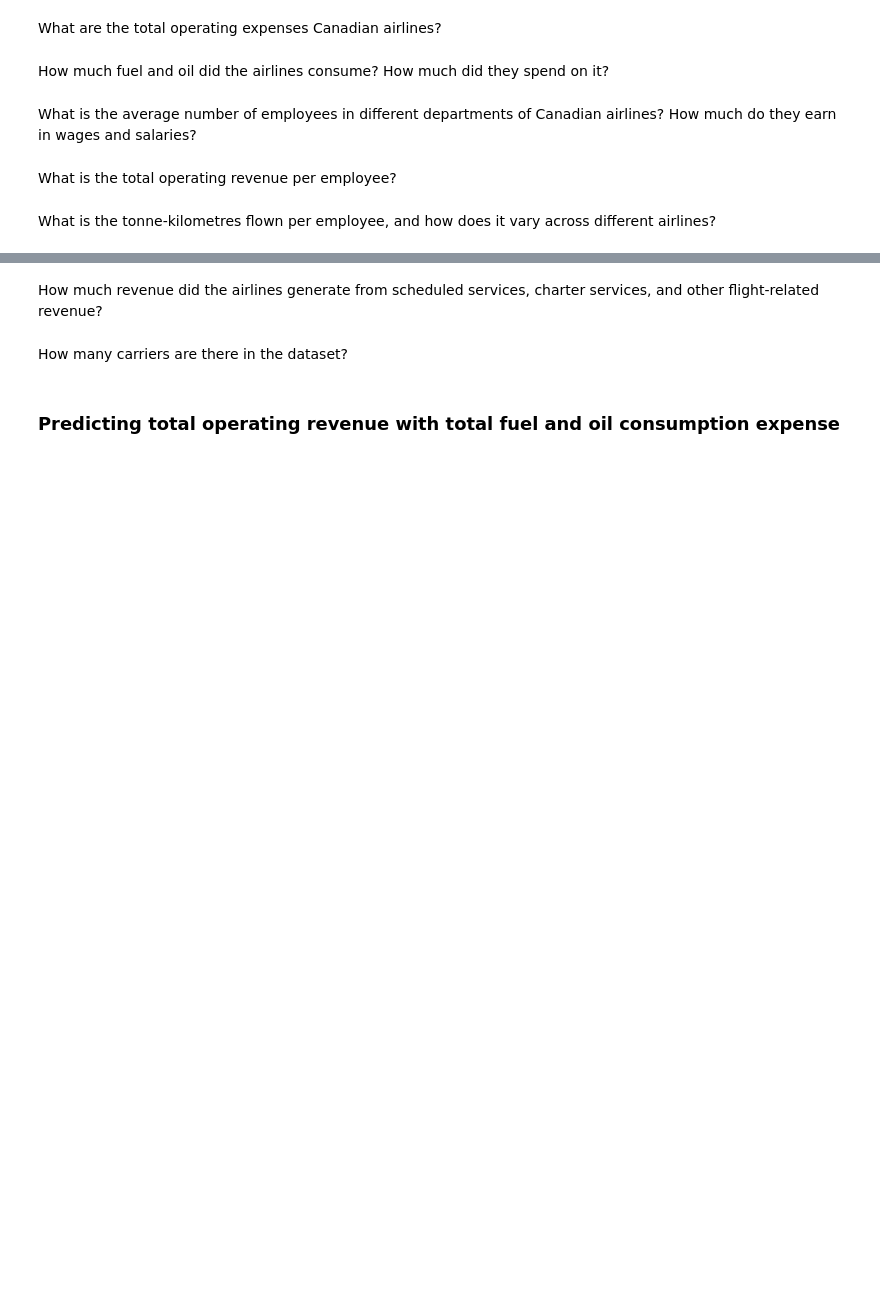
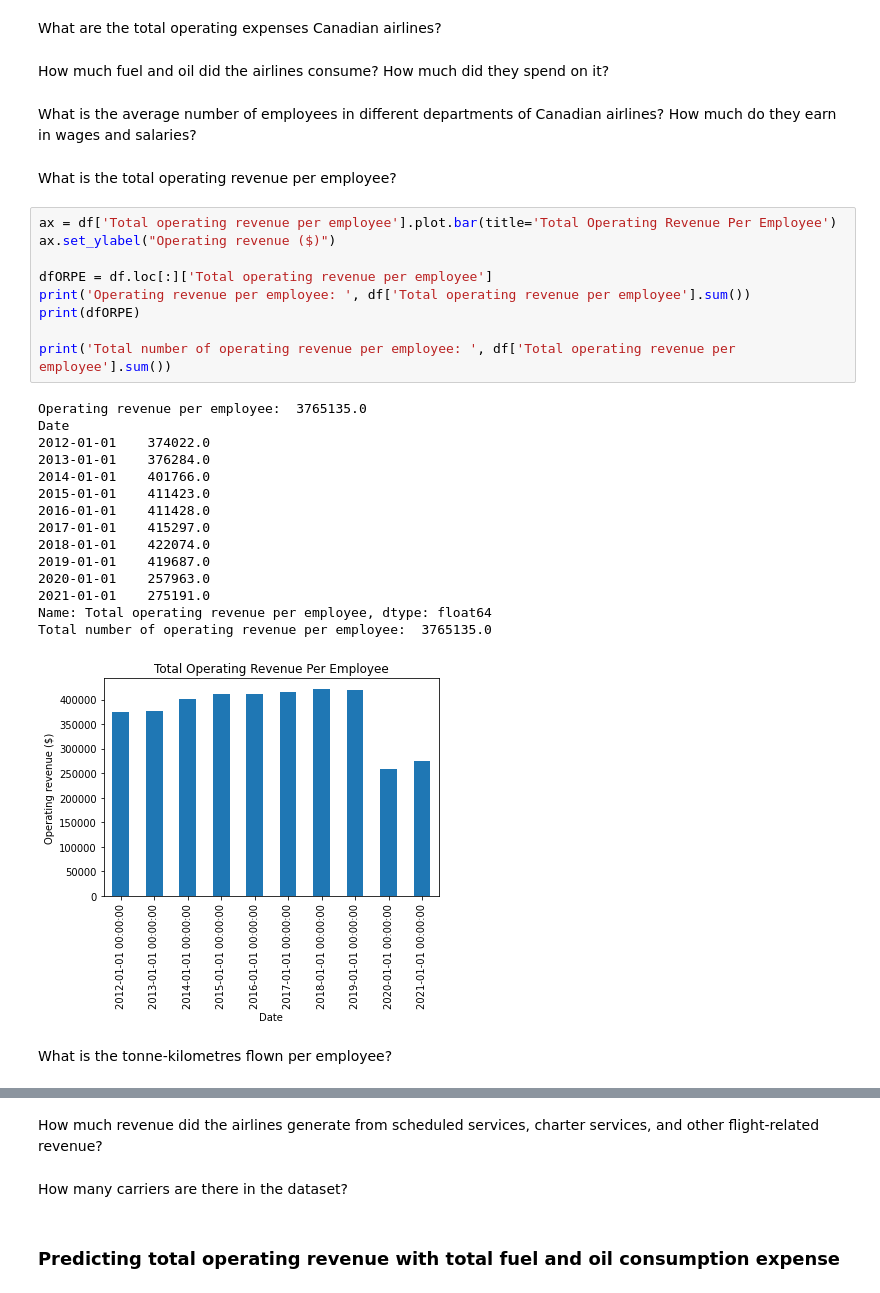
Before and after one commit to AustinPerea/Capstone-EDA, a Jupyter notebook: Airline_Operating.ipynb, the cells around one changed output, grey strips where cells are left out. Drawn from its saved outputs; the diff is of its cells as text; blank space fills up the shorter version.

```diff
--- a/Airline_Operating.ipynb
+++ b/Airline_Operating.ipynb
@@ -190,2 +227,27 @@ sns.boxplot(df['Total passengers'])
+# %%
+ax = df['Total operating revenue per employee'].plot.bar(title='Total Operating Revenue Per Employee')
+ax.set_ylabel("Operating revenue ($)")
+
+dfORPE = df.loc[:]['Total operating revenue per employee']
+print('Operating revenue per employee: ', df['Total operating revenue per employee'].sum())
+print(dfORPE)
+
+print('Total number of operating revenue per employee: ', df['Total operating revenue per employee'].sum())
+# %% [output]
+Operating revenue per employee:  3765135.0
+Date
+2012-01-01    374022.0
+2013-01-01    376284.0
+2014-01-01    401766.0
+2015-01-01    411423.0
+2016-01-01    411428.0
+2017-01-01    415297.0
+2018-01-01    422074.0
+2019-01-01    419687.0
+2020-01-01    257963.0
+2021-01-01    275191.0
+Name: Total operating revenue per employee, dtype: float64
+Total number of operating revenue per employee:  3765135.0
+[figure, added]
 # %% [markdown]
-<p>What is the tonne-kilometres flown per employee, and how does it vary across different airlines?</p>
+<p>What is the tonne-kilometres flown per employee?</p>
```
Also changed, not shown: parts of 5 cells of this notebook.
